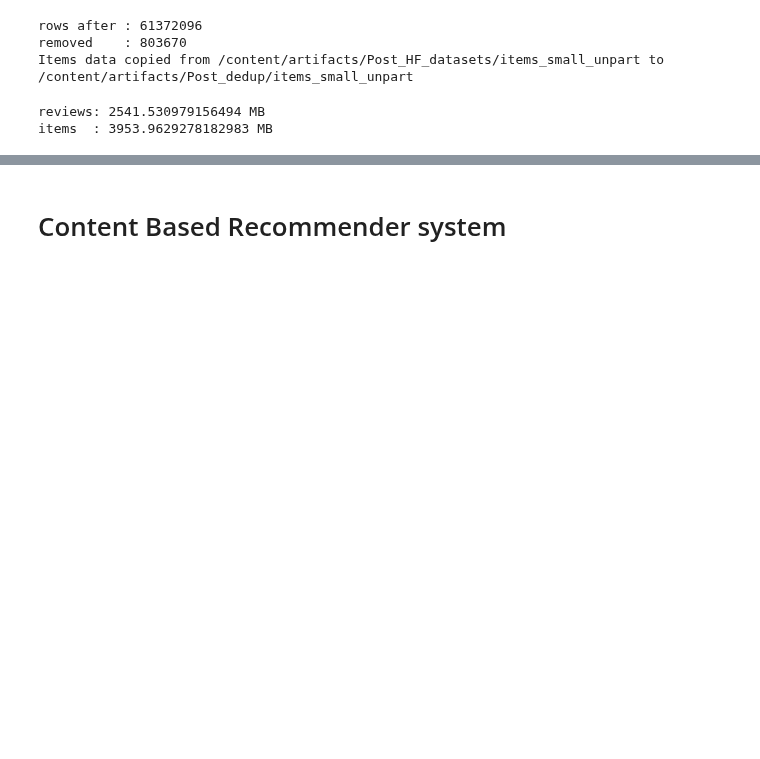
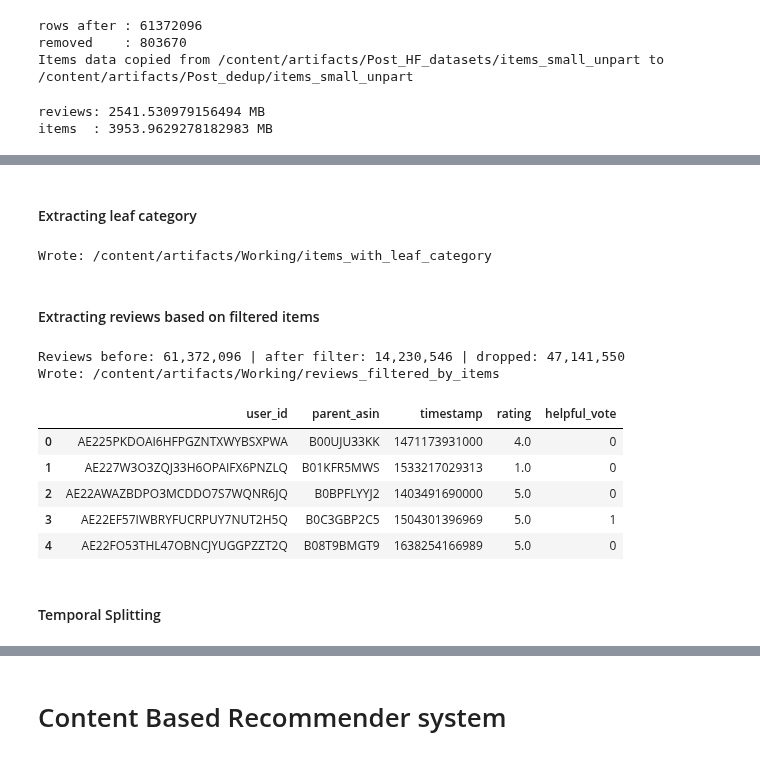
Before and after one commit to rahulorihiki/Product_Recommender_with_Virtual_Dressing_System_with_MLOps, a Jupyter notebook: og_recommender.ipynb, the cells around one changed output, grey strips where cells are left out. Cells and saved outputs as stored; diff of their text form; code cells hidden in the pictures; blank space fills up the shorter version.

```diff
--- a/og_recommender.ipynb
+++ b/og_recommender.ipynb
@@ -647,3 +1021,83 @@ items  : 3953.9629278182983 MB
+# %% [markdown]
+#### Extracting leaf category
+# %%
+items_with_leaf_category = "/content/artifacts/Working/items_with_leaf_category"
+
+os.makedirs(os.path.dirname(items_with_leaf_category), exist_ok=True) # Corrected variable name
+
+sql = f"""
+COPY (
+  WITH src AS (
+    SELECT * FROM read_parquet('{items_with_DFA}')
+  )
+  SELECT
+    *,
+    CASE
+      WHEN categories IS NULL OR len(categories) = 0  -- Corrected function name
+        THEN NULL
+      ELSE
+        lower(
+          trim(
+            list_element(categories, len(categories))  -- Corrected function name
+          )
+        )
+    END AS leaf_category
+  FROM src
+) TO '{items_with_leaf_category}' (FORMAT PARQUET, CODEC ZSTD);
+"""
+
+con.execute(sql)
+print("Wrote:", items_with_leaf_category)
+# %% [output]
+Wrote: /content/artifacts/Working/items_with_leaf_category
+# %% [markdown]
+#### Extracting reviews based on filtered items
+# %%
+REVIEWS_OUT = "/content/artifacts/Working/reviews_filtered_by_items"
+
+os.makedirs(os.path.dirname(REVIEWS_OUT), exist_ok=True)
+
+# Source views
+con.execute(f"CREATE OR REPLACE TEMP VIEW items_ok AS SELECT parent_asin FROM read_parquet('{items_with_leaf_category}');")
+con.execute(f"CREATE OR REPLACE TEMP VIEW reviews_raw AS SELECT * FROM read_parquet('{local_file_path1}');")
+
+# Filter with a simple INNER JOIN (you said items have no duplicates)
+con.execute("""
+CREATE OR REPLACE TEMP VIEW reviews_filtered AS
+SELECT r.*
+FROM reviews_raw r
+JOIN items_ok i
+  ON i.parent_asin = r.parent_asin;
+""")
+
+# Counts (before/after) using the filtered relation you asked for
+n_before = con.execute("SELECT COUNT(*) FROM reviews_raw").fetchone()[0]
+n_after  = con.execute("SELECT COUNT(*) FROM reviews_filtered").fetchone()[0]
+print(f"Reviews before: {n_before:,} | after filter: {n_after:,} | dropped: {n_before - n_after:,}")
+
+# Persist filtered reviews
+con.execute(f"""
+COPY (SELECT * FROM reviews_filtered)
+TO '{REVIEWS_OUT}' (FORMAT PARQUET, CODEC ZSTD);
+""")
+print("Wrote:", REVIEWS_OUT)
+
+# Optional peek
+df4 = con.execute("SELECT * FROM reviews_filtered LIMIT 100").fetchdf()
+# %% [output]
+Reviews before: 61,372,096 | after filter: 14,230,546 | dropped: 47,141,550
+Wrote: /content/artifacts/Working/reviews_filtered_by_items
+# %%
+df4.head()
+# %% [output]
+|  | user_id | parent_asin | timestamp | rating | helpful_vote |
+| 0 | AE225PKDOAI6HFPGZNTXWYBSXPWA | B00UJU33KK | 1471173931000 | 4.0 | 0 |
+| 1 | AE227W3O3ZQJ33H6OPAIFX6PNZLQ | B01KFR5MWS | 1533217029313 | 1.0 | 0 |
+| 2 | AE22AWAZBDPO3MCDDO7S7WQNR6JQ | B0BPFLYYJ2 | 1403491690000 | 5.0 | 0 |
+| 3 | AE22EF57IWBRYFUCRPUY7NUT2H5Q | B0C3GBP2C5 | 1504301396969 | 5.0 | 1 |
+| 4 | AE22FO53THL47OBNCJYUGGPZZT2Q | B08T9BMGT9 | 1638254166989 | 5.0 | 0 |
+# %% [markdown]
+#### Temporal Splitting
 # %%
 TimestampLike = Union[pd.Timestamp, str, int, float]
 
```
Also changed, not shown: parts of 69 cells of this notebook.
